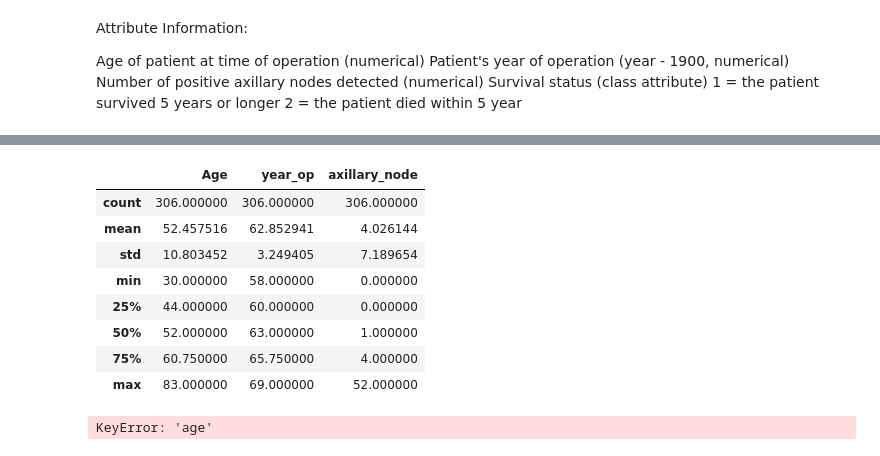
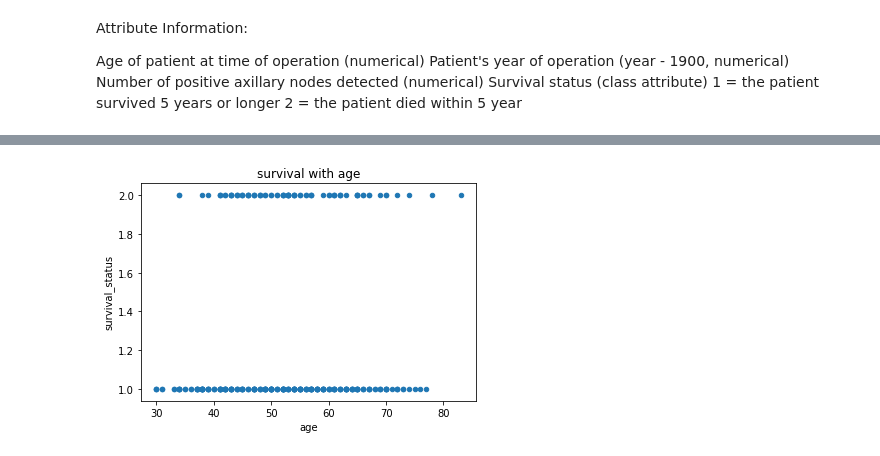
Before and after one commit to aman-sawarn/Haberman_Dataset_Visualization, a Jupyter notebook: EDA Assignment.ipynb, the cells around one changed output, grey strips where cells are left out. Cells and saved outputs as stored; diff of their text form; code cells hidden in the pictures.

```diff
--- a/EDA Assignment.ipynb
+++ b/EDA Assignment.ipynb
@@ -52,16 +69,6 @@ Index(['Age', 'year_op', 'axillary_node', 'survival_status'], dtype='object')
-# %%
-df.describe()
-# %% [output]
-|  | Age | year_op | axillary_node |
-| count | 306.000000 | 306.000000 | 306.000000 |
-| mean | 52.457516 | 62.852941 | 4.026144 |
-| std | 10.803452 | 3.249405 | 7.189654 |
-| min | 30.000000 | 58.000000 | 0.000000 |
-| 25% | 44.000000 | 60.000000 | 0.000000 |
-| 50% | 52.000000 | 63.000000 | 1.000000 |
-| 75% | 60.750000 | 65.750000 | 4.000000 |
-| max | 83.000000 | 69.000000 | 52.000000 |
 # %%
-df.plot(x='age', y='survival_status')
+df.plot(kind='scatter', x='age', y='survival_status')
+plt.title('survival with age')
+plt.show()
 # %% [output]
-KeyError: 'age'
+[figure, added]
```
Also changed, not shown: parts of 15 cells of this notebook.
